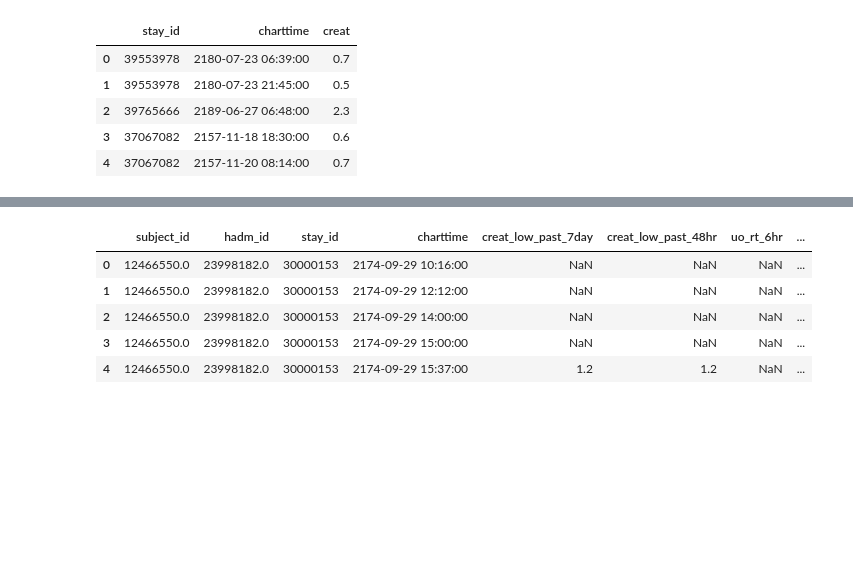
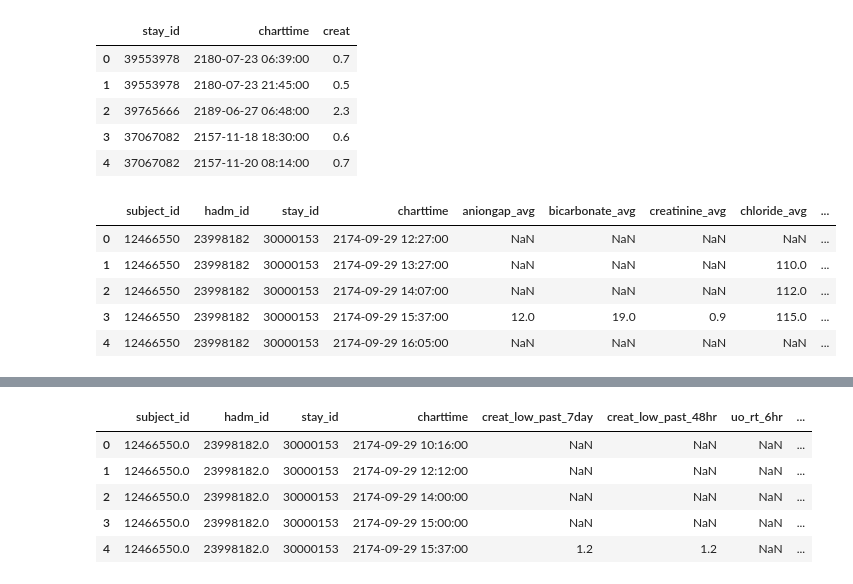
Before and after one commit to charicf/DoctorDisease2.0_AKI, a Jupyter notebook: ml_model/preprocessing.ipynb, the cells around one changed output, grey strips where cells are left out. Saved outputs shown, nothing was run; the diff lists cells and outputs as text; code cells hidden in the pictures; blank space fills up the shorter version.

```diff
--- a/ml_model/preprocessing.ipynb
+++ b/ml_model/preprocessing.ipynb
@@ -553,3 +660,12 @@ Merge creatinine and glucose.
 | 2 | 39765666 | 2189-06-27 06:48:00 | 2.3 |
 | 3 | 37067082 | 2157-11-18 18:30:00 | 0.6 |
 | 4 | 37067082 | 2157-11-20 08:14:00 | 0.7 |
+# %%
+dataset_labs.head()
+# %% [output]
+|  | subject_id | hadm_id | stay_id | charttime | aniongap_avg | bicarbonate_avg | creatinine_avg | chloride_avg | ... |
+| 0 | 12466550 | 23998182 | 30000153 | 2174-09-29 12:27:00 | NaN | NaN | NaN | NaN | ... |
+| 1 | 12466550 | 23998182 | 30000153 | 2174-09-29 13:27:00 | NaN | NaN | NaN | 110.0 | ... |
+| 2 | 12466550 | 23998182 | 30000153 | 2174-09-29 14:07:00 | NaN | NaN | NaN | 112.0 | ... |
+| 3 | 12466550 | 23998182 | 30000153 | 2174-09-29 15:37:00 | 12.0 | 19.0 | 0.9 | 115.0 | ... |
+| 4 | 12466550 | 23998182 | 30000153 | 2174-09-29 16:05:00 | NaN | NaN | NaN | NaN | ... |
```
Also changed, not shown: parts of 75 cells of this notebook.
